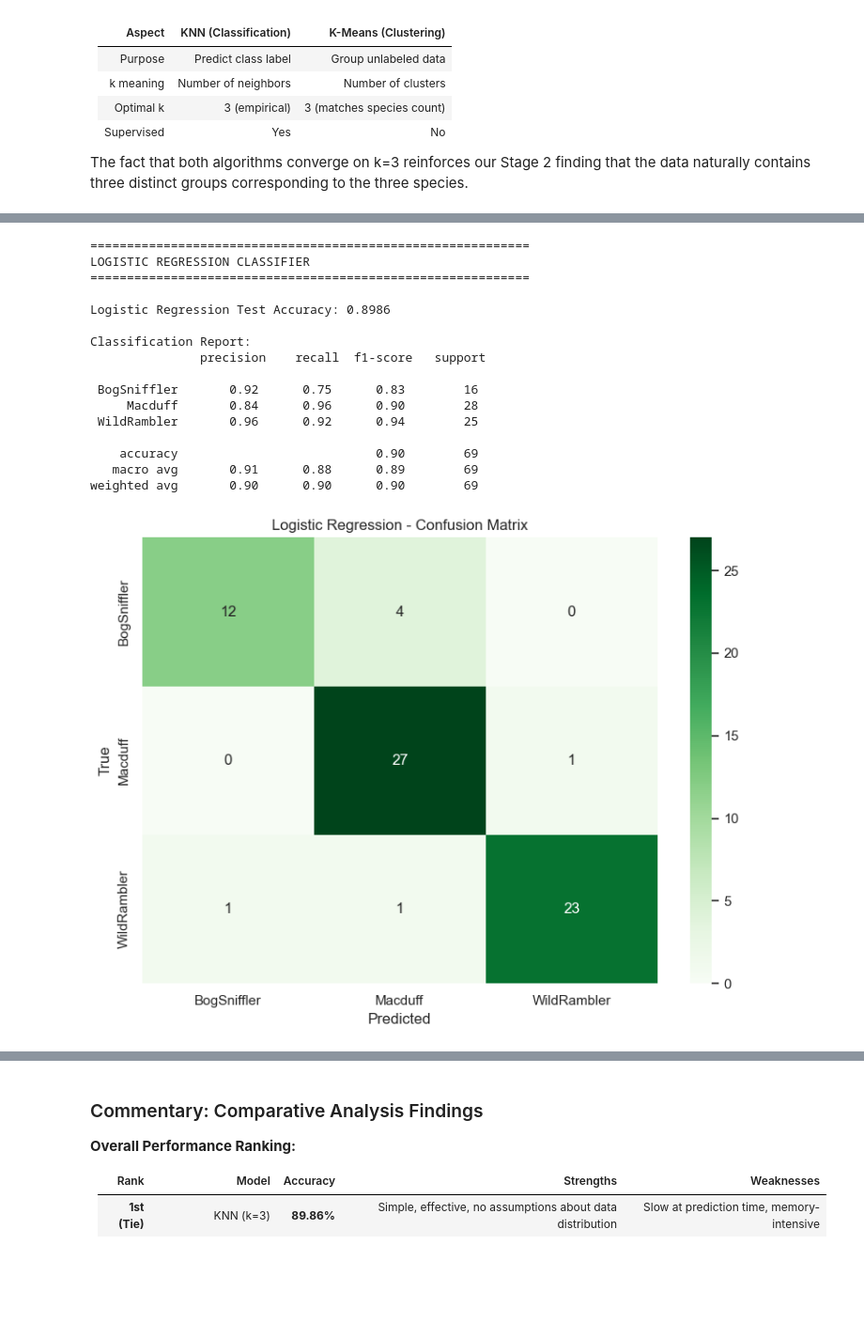
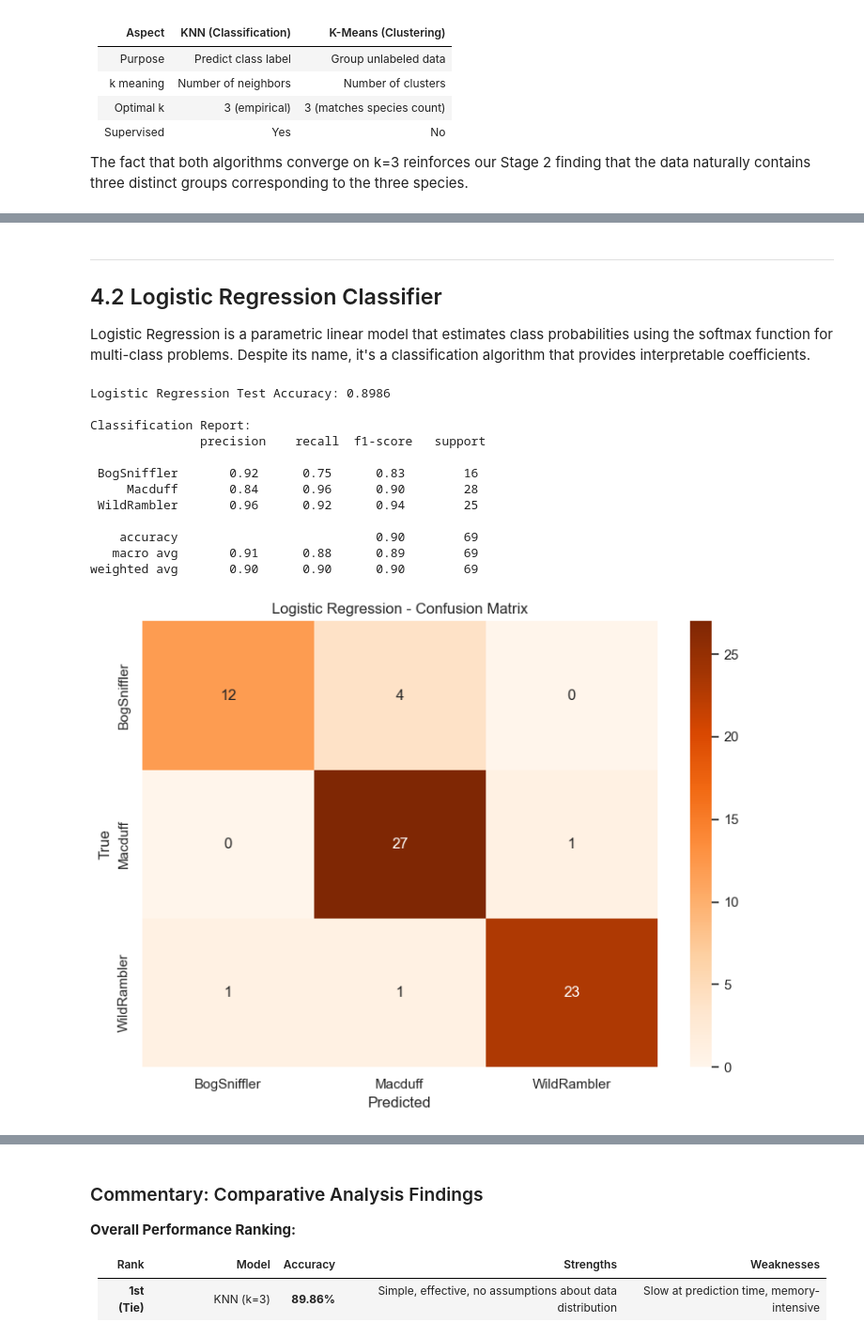
Before and after one commit to AhmedIkram05/haggis-predictive-modeling, a Jupyter notebook: ahmed-ikram.ipynb, the cells around one changed output, grey strips where cells are left out. Shown at 94% size. Drawn from its saved outputs; the diff is of its cells as text; code cells hidden in the pictures; blank space fills up the shorter version.

Commit message:
Added python header commens and removed  printed headers and Added .md dividers for every stage and substage.

```diff
--- a/ahmed-ikram.ipynb
+++ b/ahmed-ikram.ipynb
@@ -1561,25 +1642,25 @@ Best Test Accuracy: 0.8986
 The fact that both algorithms converge on k=3 reinforces our Stage 2 finding that the data naturally contains three distinct groups corresponding to the three species.
 # %%
 # ============================================================
-# 4.1.2 KNN MODEL WITH OPTIMAL K
+# 4.2.2 KNN FINAL MODEL TRAINING AND EVALUATION
 # ============================================================
-print("\n" + "="*60)
-print(f"KNN CLASSIFIER (k={optimal_k})")
-print("="*60)
 
 # Train KNN with optimal k
-knn_model = KNeighborsClassifier(n_neighbors=optimal_k)
-knn_model.fit(X_train_transformed, y_train)
-y_pred_knn = knn_model.predict(X_test_transformed)
+knn_final = Pipeline([
+    ('preprocessor', preprocessor),
+    ('classifier', KNeighborsClassifier(n_neighbors=optimal_k))
+])
+knn_final.fit(X_train, y_train)
+y_pred_knn = knn_final.predict(X_test)
 
-# Evaluate
-print(f"\nKNN Test Accuracy: {accuracy_score(y_test, y_pred_knn):.4f}")
+# Evaluation
+print(f"KNN (k={optimal_k}) Test Accuracy: {accuracy_score(y_test, y_pred_knn):.4f}")
 print("\nClassification Report:\n", classification_report(y_test, y_pred_knn))
 
 # Confusion Matrix
 plt.figure(figsize=(8, 6))
 cm_knn = confusion_matrix(y_test, y_pred_knn)
-sns.heatmap(cm_knn, annot=True, fmt='d', cmap='Blues',
+sns.heatmap(cm_knn, annot=True, fmt='d', cmap='Greens',
             xticklabels=class_names, yticklabels=class_names)
 plt.title(f'KNN (k={optimal_k}) - Confusion Matrix')
 plt.xlabel('Predicted')
@@ -1646,47 +1717,50 @@ Logistic Regression is a parametric linear model that estimates class probabilit
+# %% [markdown]
+___
+## 4.2 Logistic Regression Classifier
+
+Logistic Regression is a parametric linear model that estimates class probabilities using the softmax function for multi-class problems. Despite its name, it's a classification algorithm that provides interpretable coefficients.
 # %%
 # ============================================================
-# 4.2.1 LOGISTIC REGRESSION CLASSIFIER
+# 4.3.1 LOGISTIC REGRESSION CLASSIFIER
 # ============================================================
-print("="*60)
-print("LOGISTIC REGRESSION CLASSIFIER")
-print("="*60)
 
-# Train Logistic Regression
-# Using 'lbfgs' solver which handles multi-class automatically via multinomial
-# max_iter increased to ensure convergence
-lr_model = LogisticRegression(solver='lbfgs', max_iter=1000, random_state=42)
-lr_model.fit(X_train_transformed, y_train)
-y_pred_lr = lr_model.predict(X_test_transformed)
+from sklearn.linear_model import LogisticRegression
 
-# Evaluate
-print(f"\nLogistic Regression Test Accuracy: {accuracy_score(y_test, y_pred_lr):.4f}")
+# Create Logistic Regression Pipeline
+lr_pipeline = Pipeline([
+    ('preprocessor', preprocessor),
+    ('classifier', LogisticRegression(max_iter=1000, random_state=42, multi_class='multinomial'))
+])
+
+# Fit model
+lr_pipeline.fit(X_train, y_train)
+y_pred_lr = lr_pipeline.predict(X_test)
+
+# Evaluation
+print(f"Logistic Regression Test Accuracy: {accuracy_score(y_test, y_pred_lr):.4f}")
 print("\nClassification Report:\n", classification_report(y_test, y_pred_lr))
 
 # Confusion Matrix
 plt.figure(figsize=(8, 6))
 cm_lr = confusion_matrix(y_test, y_pred_lr)
-sns.heatmap(cm_lr, annot=True, fmt='d', cmap='Greens',
+sns.heatmap(cm_lr, annot=True, fmt='d', cmap='Oranges',
             xticklabels=class_names, yticklabels=class_names)
 plt.title('Logistic Regression - Confusion Matrix')
 plt.xlabel('Predicted')
 plt.ylabel('True')
 plt.tight_layout()
 plt.show()
 # %% [output]
-============================================================
-LOGISTIC REGRESSION CLASSIFIER
-============================================================
-
 Logistic Regression Test Accuracy: 0.8986
 
 Classification Report:
                precision    recall  f1-score   support
 
  BogSniffler       0.92      0.75      0.83        16
      Macduff       0.84      0.96      0.90        28
  WildRambler       0.96      0.92      0.94        25
 
     accuracy                           0.90        69
    macro avg       0.91      0.88      0.89        69
 weighted avg       0.90      0.90      0.90        69
-[figure, old version]
+[figure, new version]
```
Also changed, not shown: parts of 81 cells of this notebook, 1 other file.
